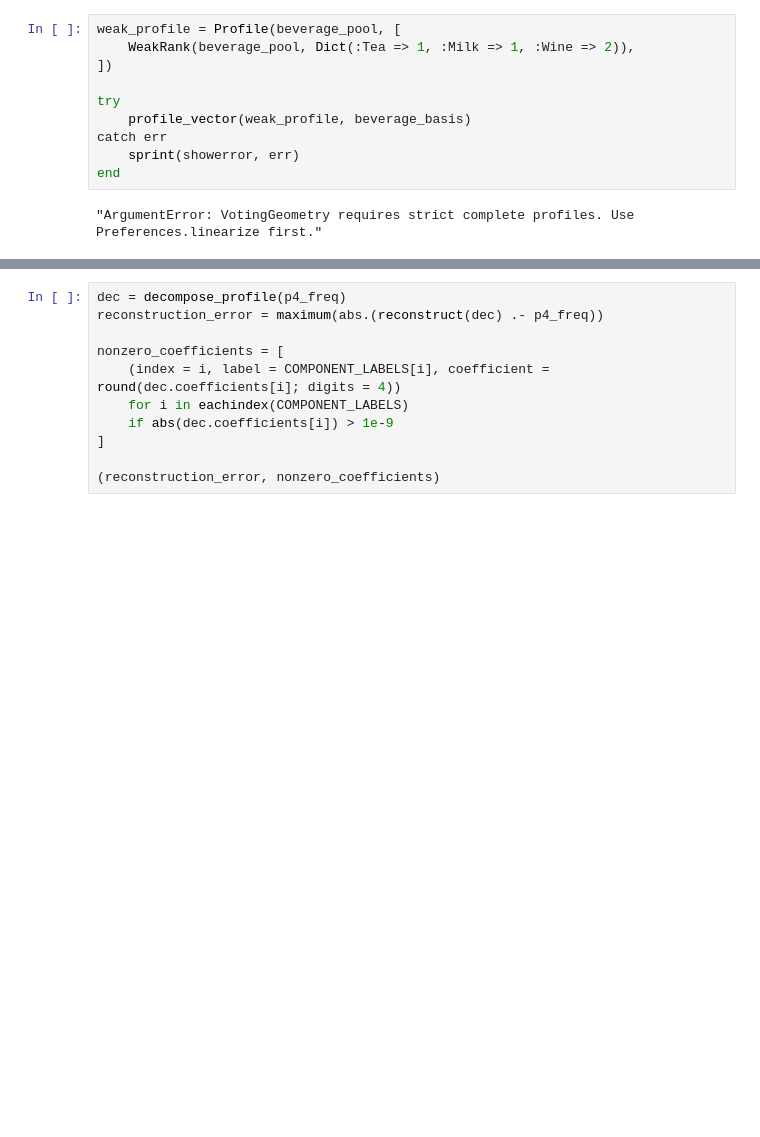
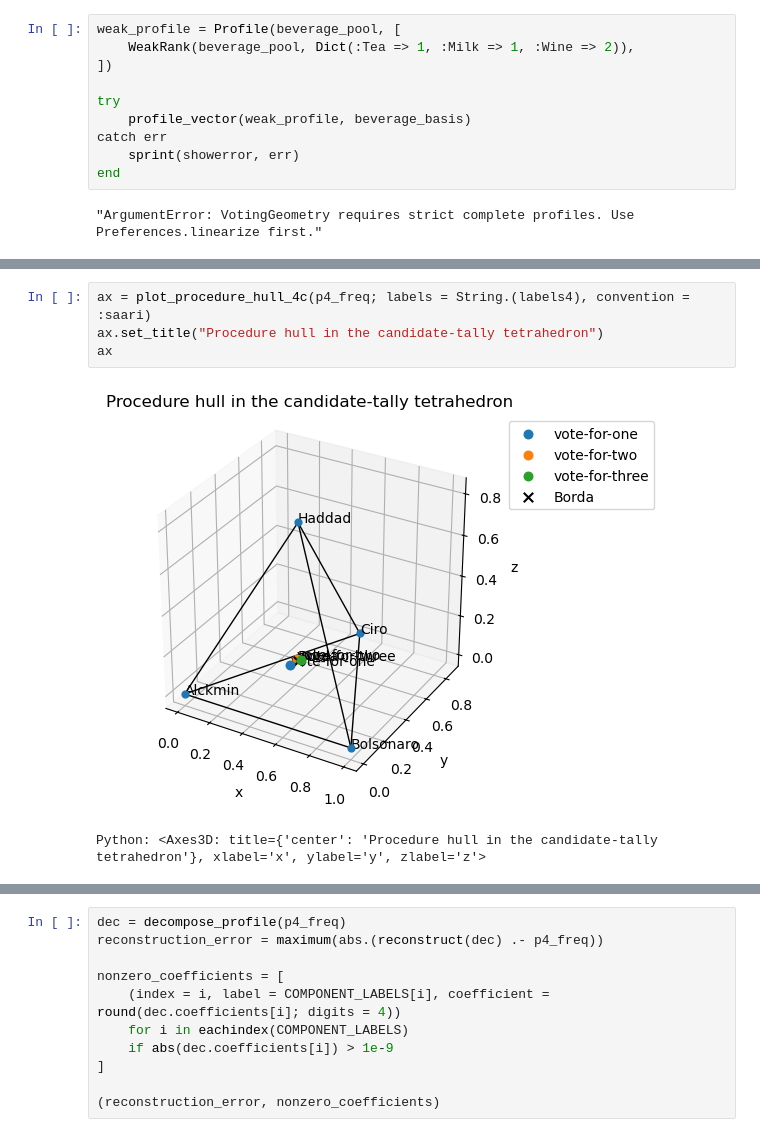
Before and after one commit to marcelovmaciel/phoenix-prefpol, a Jupyter notebook: VotingGeometry/examples/saari_geometry_walkthrough.ipynb, the cells around one changed output, grey strips where cells are left out. Saved outputs shown, nothing was run; the diff lists cells and outputs as text; blank space fills up the shorter version.

```diff
--- a/VotingGeometry/examples/saari_geometry_walkthrough.ipynb
+++ b/VotingGeometry/examples/saari_geometry_walkthrough.ipynb
@@ -326,0 +377,7 @@ positional_rows(methods4, labels4)
+# %%
+ax = plot_procedure_hull_4c(p4_freq; labels = String.(labels4), convention = :saari)
+ax.set_title("Procedure hull in the candidate-tally tetrahedron")
+ax
+# %% [output]
+[figure, added]
+Python: <Axes3D: title={'center': 'Procedure hull in the candidate-tally tetrahedron'}, xlabel='x', ylabel='y', zlabel='z'>
```
Also changed, not shown: parts of 36 cells of this notebook, 8 other files.
